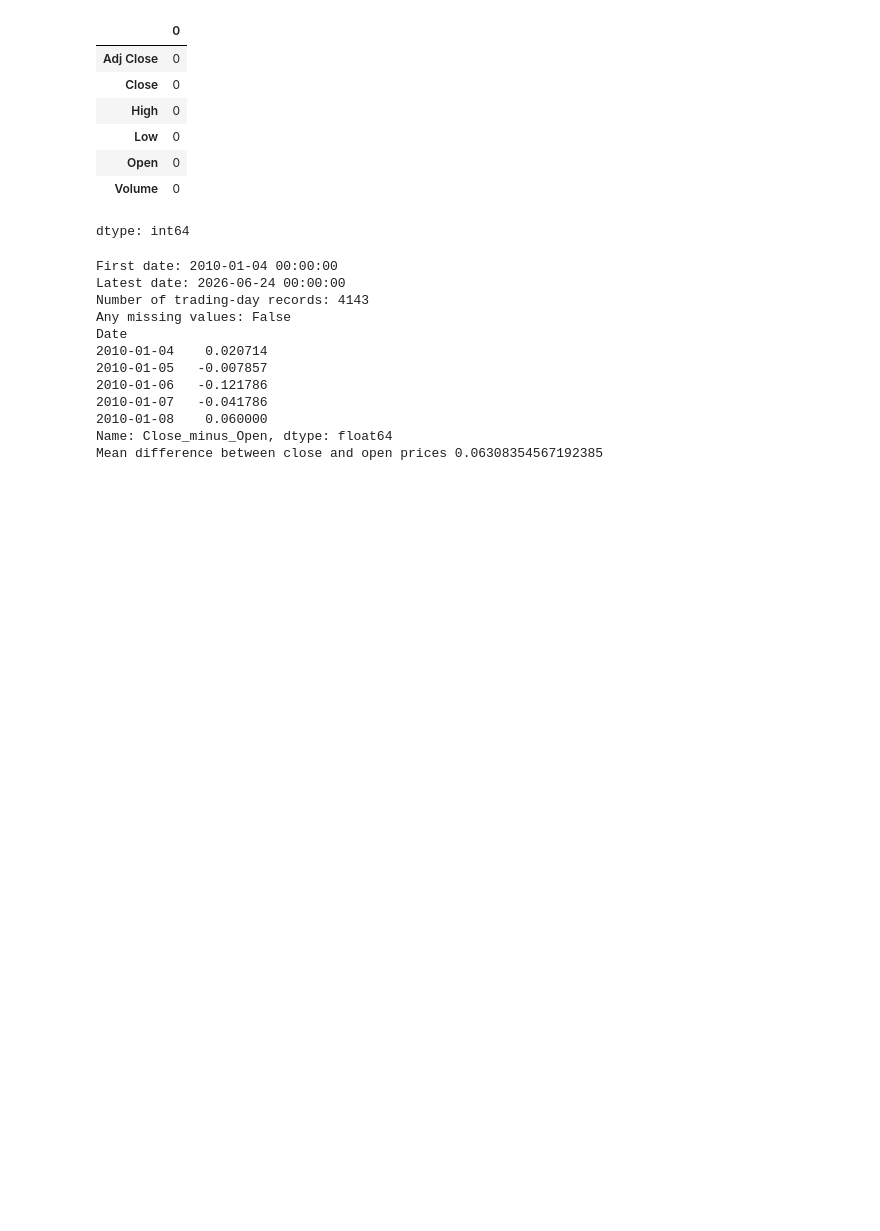
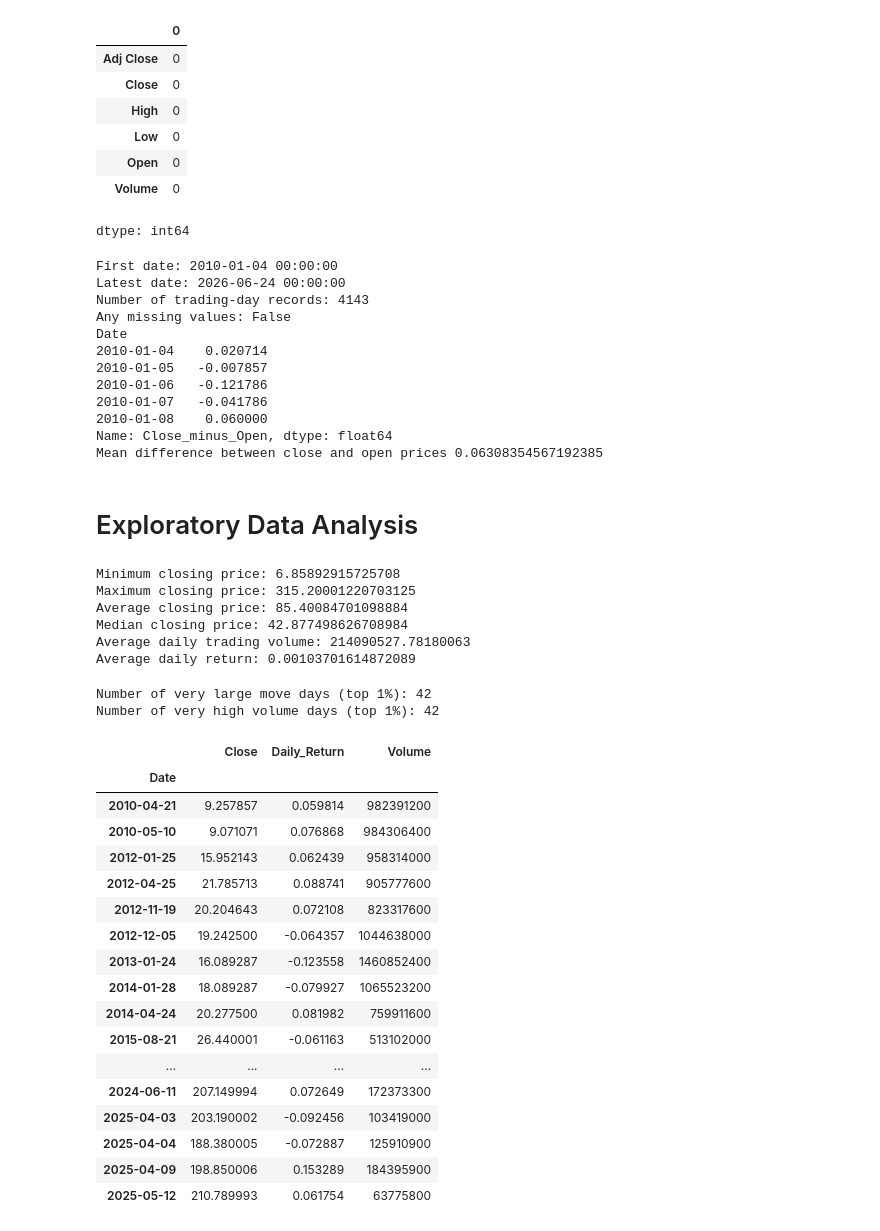
Before and after one commit to Nirmani-prog/Predicting-AAPL-Next-Day-Direction, a Jupyter notebook: apple_next_day.ipynb, the cells around one changed output. Saved outputs shown, nothing was run; the diff lists cells and outputs as text; code cells hidden in the pictures; blank space fills up the shorter version.

Commit message:
updated file general analysis

```diff
--- a/apple_next_day.ipynb
+++ b/apple_next_day.ipynb
@@ -101,3 +101,68 @@ Date
 2010-01-08    0.060000
 Name: Close_minus_Open, dtype: float64
 Mean difference between close and open prices 0.06308354567192385
+# %% [markdown]
+# Exploratory Data Analysis
+# %%
+# 1. Daily percentage return (using close prices)
+data["Daily_Return"] = data["Close"].pct_change()
+
+# 2. Price and volume summary statistics
+min_close    = data["Close"].min()
+max_close    = data["Close"].max()
+avg_close    = data["Close"].mean()
+median_close = data["Close"].median()
+avg_volume   = data["Volume"].mean()
+avg_daily_ret = data["Daily_Return"].mean()
+
+print("Minimum closing price:", min_close)
+print("Maximum closing price:", max_close)
+print("Average closing price:", avg_close)
+print("Median closing price:", median_close)
+print("Average daily trading volume:", avg_volume)
+print("Average daily return:", avg_daily_ret)
+# %% [output]
+Minimum closing price: 6.85892915725708
+Maximum closing price: 315.20001220703125
+Average closing price: 85.40084701098884
+Median closing price: 42.877498626708984
+Average daily trading volume: 214090527.78180063
+Average daily return: 0.00103701614872089
+# %%
+# Absolute daily moves
+data["Abs_Daily_Return"] = data["Daily_Return"].abs()
+
+# Top 1% largest absolute returns
+threshold_ret = data["Abs_Daily_Return"].quantile(0.99)
+big_moves = data[data["Abs_Daily_Return"] >= threshold_ret]
+
+# Top 1% largest volumes
+threshold_vol = data["Volume"].quantile(0.99)
+big_volume_days = data[data["Volume"] >= threshold_vol]
+
+print("Number of very large move days (top 1%):", len(big_moves))
+print("Number of very high volume days (top 1%):", len(big_volume_days))
+# %% [output]
+Number of very large move days (top 1%): 42
+Number of very high volume days (top 1%): 42
+# %%
+big_moves[["Close", "Daily_Return", "Volume"]]
+# %% [output]
+|  | Close | Daily_Return | Volume |
+| Date |  |  |  |
+| 2010-04-21 | 9.257857 | 0.059814 | 982391200 |
+| 2010-05-10 | 9.071071 | 0.076868 | 984306400 |
+| 2012-01-25 | 15.952143 | 0.062439 | 958314000 |
+| 2012-04-25 | 21.785713 | 0.088741 | 905777600 |
+| 2012-11-19 | 20.204643 | 0.072108 | 823317600 |
+| 2012-12-05 | 19.242500 | -0.064357 | 1044638000 |
+| 2013-01-24 | 16.089287 | -0.123558 | 1460852400 |
+| 2014-01-28 | 18.089287 | -0.079927 | 1065523200 |
+| 2014-04-24 | 20.277500 | 0.081982 | 759911600 |
+| 2015-08-21 | 26.440001 | -0.061163 | 513102000 |
+| ... | ... | ... | ... |
+| 2024-06-11 | 207.149994 | 0.072649 | 172373300 |
+| 2025-04-03 | 203.190002 | -0.092456 | 103419000 |
+| 2025-04-04 | 188.380005 | -0.072887 | 125910900 |
+| 2025-04-09 | 198.850006 | 0.153289 | 184395900 |
+| 2025-05-12 | 210.789993 | 0.061754 | 63775800 |
```
Also changed, not shown: parts of 2 cells of this notebook.
